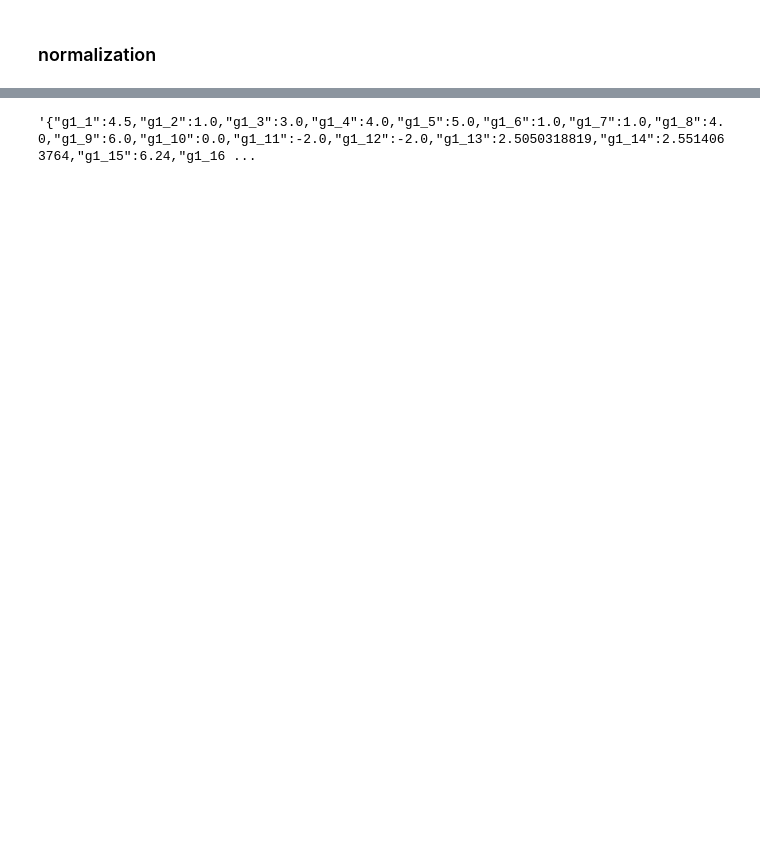
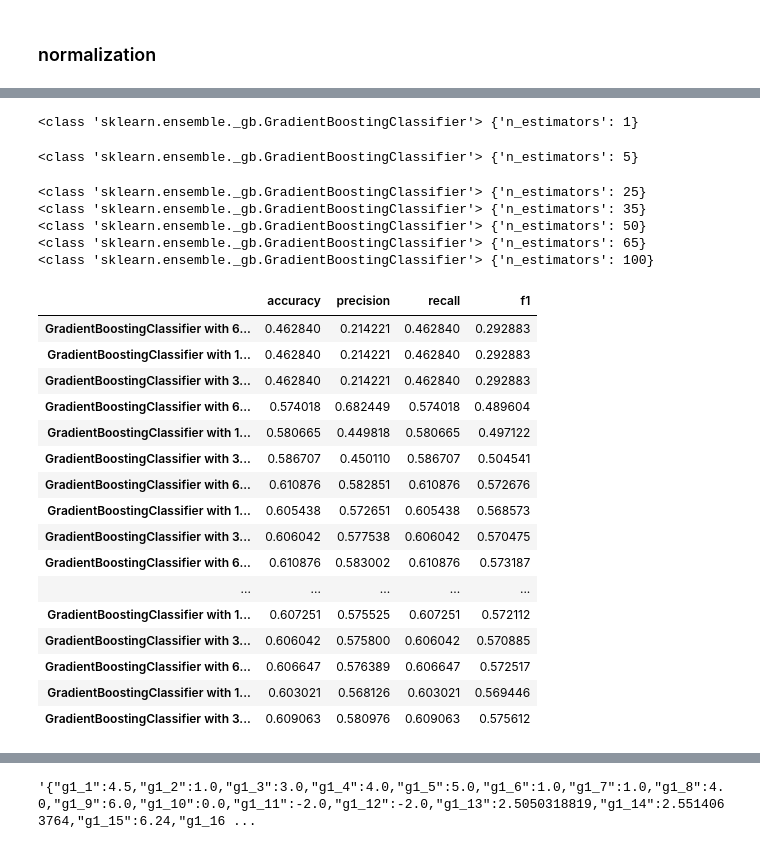
Before and after one commit to hubruk/predicting_profitable_customer_segments, a Jupyter notebook: predicting_profitable_customer_groups_Kruk.ipynb, the cells around one changed output, grey strips where cells are left out. Cells and saved outputs as stored; diff of their text form; code cells hidden in the pictures; blank space fills up the shorter version.

```diff
--- a/predicting_profitable_customer_groups_Kruk.ipynb
+++ b/predicting_profitable_customer_groups_Kruk.ipynb
@@ -523,0 +233,8 @@ model.predict(X_test).shape
+# %%
+%%capture
+models_metrics = {}
+for model, model_args in models_dict.items():
+    for X_train_fs, X_test_fs in zip(fs_train_list, fs_test_list):
+        name, accuracy, precision, recall, f1 = model_tester2(model, X_train_fs, y_train, X_test_fs, False, model_args);
+
+        models_metrics[str(model).split("'")[1].split(".")[-1] + ' with ' + str(X_train_fs.shape[1]) + ' features'] = [accuracy, precision, recall, f1];
@@ -523,0 +264,10 @@ model.predict(X_test).shape
+# %%
+%%capture
+models_metrics = {}
+for model, model_args in models_dict.items():
+    for X_train_fs, X_test_fs in zip(fs_train_list, fs_test_list):
+
+        cv = RepeatedStratifiedKFold(n_splits=10, n_repeats=3, random_state=1)
+        n_scores = cross_val_score(model(), X_train_fs, y_train, scoring='accuracy', cv=cv, n_jobs=-1, error_score='raise')
+
+        models_metrics[str(model).split("'")[1].split(".")[-1] + str(X_train_fs.shape[1])] = ['%.3f (%.3f)' % (np.mean(n_scores), np.std(n_scores))]#, accuracy, precision, recall, f1];
@@ -523,0 +297,18 @@ model.predict(X_test).shape
+# %%
+GBC_tuning_lr = {GradientBoostingClassifier : [{'learning_rate': 0.01}, {'learning_rate': 0.2}, {'learning_rate': 0.5}, {'learning_rate': 1}]}
+GBC_tuning_n_est = {GradientBoostingClassifier : [{'n_estimators': 1}, {'n_estimators': 5}, {'n_estimators': 25}, {'n_estimators': 35}, {'n_estimators': 50}, {'n_estimators': 65}, {'n_estimators': 100}]}
+GBC_tuning_max_depth = {GradientBoostingClassifier : [{'max_depth': 1}, {'max_depth': 5}, {'max_depth': 15}]}
+GBC_tuning_min_samples_split = {GradientBoostingClassifier : [{'min_samples_split': 0.1}, {'min_samples_split': 0.3}, {'min_samples_split': 1.}]}
+GBC_tuning_min_samples_leafs = {GradientBoostingClassifier : [{'min_samples_leaf': 0.1}, {'min_samples_leaf': 0.2}, {'min_samples_leaf': 0.5}]}
+GBC_tuning_max_features = {GradientBoostingClassifier : [{'max_features': 1}, {'max_features': 3}, {'max_features': 10}]}
+# %%
+def model_tuning(model_tuning, fs_train_list, fs_test_list):
+    model_metrics = {}
+    for model, model_args_list in model_tuning.items():
+        for model_args in model_args_list:
+            print(model, model_args)
+            for X_train_fs, X_test_fs in zip(fs_train_list, fs_test_list):
+                name, accuracy, precision, recall, f1 = model_tester2(model, X_train_fs, y_train, X_test_fs, False, model_args);
+
+                model_metrics[str(model).split("'")[1].split(".")[-1] + ' with ' + str(X_train_fs.shape[1]) + ' features and model args like ' + str(model_args)] = [accuracy, precision, recall, f1];
+    return model_metrics
@@ -523,0 +337,29 @@ model.predict(X_test).shape
+# %%
+GBC_model_metrics = model_tuning(GBC_tuning_n_est, fs_train_list, fs_test_list)
+GBC_model_metrics_df = pd.DataFrame.from_dict(GBC_model_metrics, orient='index', columns=[ 'accuracy', 'precision', 'recall', 'f1'])
+GBC_model_metrics_df.style.highlight_max(color = 'green', axis = 0)
+# %% [output]
+<class 'sklearn.ensemble._gb.GradientBoostingClassifier'> {'n_estimators': 1}
+<class 'sklearn.ensemble._gb.GradientBoostingClassifier'> {'n_estimators': 5}
+<class 'sklearn.ensemble._gb.GradientBoostingClassifier'> {'n_estimators': 25}
+<class 'sklearn.ensemble._gb.GradientBoostingClassifier'> {'n_estimators': 35}
+<class 'sklearn.ensemble._gb.GradientBoostingClassifier'> {'n_estimators': 50}
+<class 'sklearn.ensemble._gb.GradientBoostingClassifier'> {'n_estimators': 65}
+<class 'sklearn.ensemble._gb.GradientBoostingClassifier'> {'n_estimators': 100}
+|  | accuracy | precision | recall | f1 |
+| GradientBoostingClassifier with 6... | 0.462840 | 0.214221 | 0.462840 | 0.292883 |
+| GradientBoostingClassifier with 1... | 0.462840 | 0.214221 | 0.462840 | 0.292883 |
+| GradientBoostingClassifier with 3... | 0.462840 | 0.214221 | 0.462840 | 0.292883 |
+| GradientBoostingClassifier with 6... | 0.574018 | 0.682449 | 0.574018 | 0.489604 |
+| GradientBoostingClassifier with 1... | 0.580665 | 0.449818 | 0.580665 | 0.497122 |
+| GradientBoostingClassifier with 3... | 0.586707 | 0.450110 | 0.586707 | 0.504541 |
+| GradientBoostingClassifier with 6... | 0.610876 | 0.582851 | 0.610876 | 0.572676 |
+| GradientBoostingClassifier with 1... | 0.605438 | 0.572651 | 0.605438 | 0.568573 |
+| GradientBoostingClassifier with 3... | 0.606042 | 0.577538 | 0.606042 | 0.570475 |
+| GradientBoostingClassifier with 6... | 0.610876 | 0.583002 | 0.610876 | 0.573187 |
+| ... | ... | ... | ... | ... |
+| GradientBoostingClassifier with 1... | 0.607251 | 0.575525 | 0.607251 | 0.572112 |
+| GradientBoostingClassifier with 3... | 0.606042 | 0.575800 | 0.606042 | 0.570885 |
+| GradientBoostingClassifier with 6... | 0.606647 | 0.576389 | 0.606647 | 0.572517 |
+| GradientBoostingClassifier with 1... | 0.603021 | 0.568126 | 0.603021 | 0.569446 |
+| GradientBoostingClassifier with 3... | 0.609063 | 0.580976 | 0.609063 | 0.575612 |
```
Also changed, not shown: parts of 74 cells of this notebook, 2 other files.
